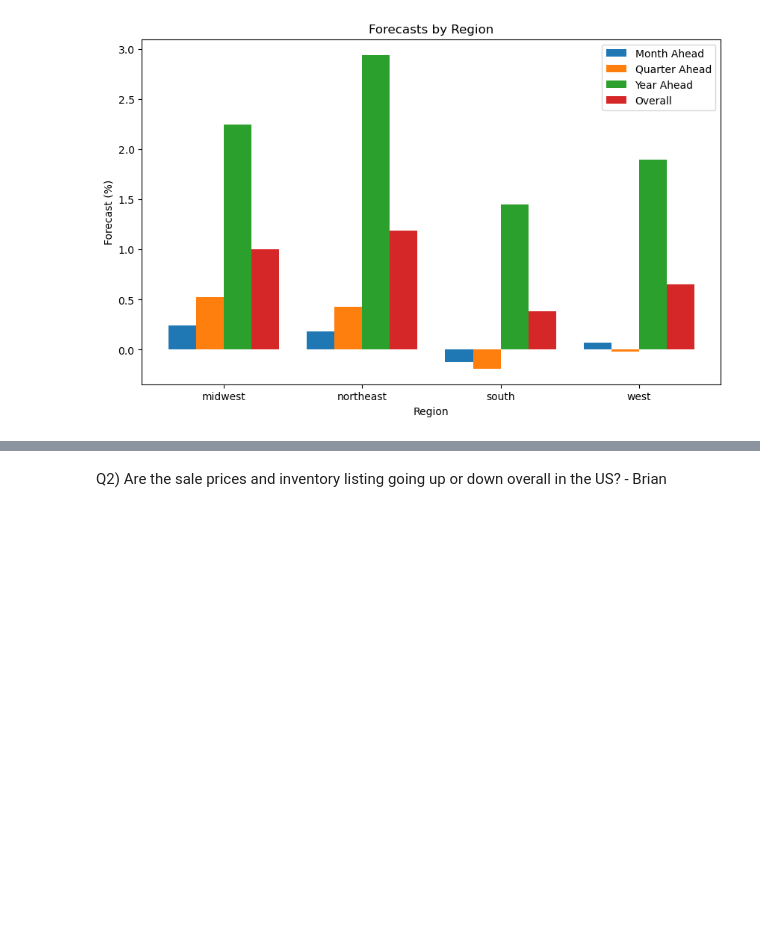
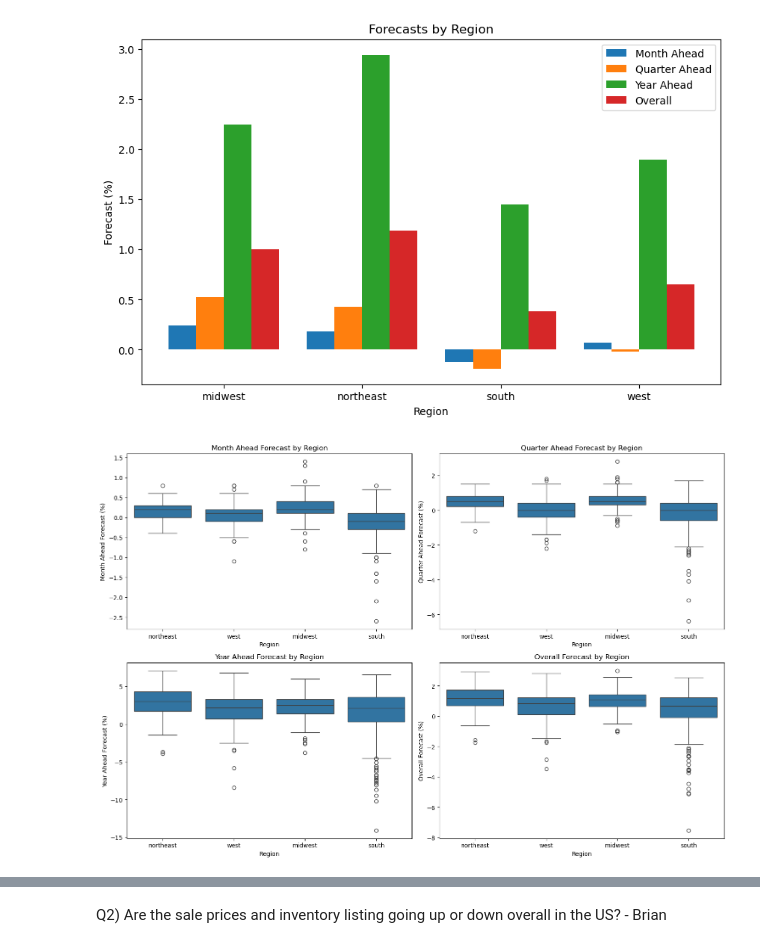
Before and after one commit to LaureaYue/Final-Project-Group-4-SEIS631, a Jupyter notebook: finalproject.ipynb, the cells around one changed output, grey strips where cells are left out. Saved outputs shown, nothing was run; the diff lists cells and outputs as text; code cells hidden in the pictures; blank space fills up the shorter version.

Commit message:
Added IQR Box Plots

```diff
--- a/finalproject.ipynb
+++ b/finalproject.ipynb
@@ -231,3 +232,31 @@ plt.show()
 | south | -0.123184 | -0.188547 | 1.452793 | 0.380354 |
 | west | 0.069540 | -0.016092 | 1.897701 | 0.650383 |
 [figure]
+# %%
+# Create box plots for each forecast type by region
+fig, axes = plt.subplots(2, 2, figsize=(15, 10))
+
+sns.boxplot(x='region', y='month_ahead_forecast', data=df, ax=axes[0, 0])
+axes[0, 0].set_title('Month Ahead Forecast by Region')
+axes[0, 0].set_xlabel('Region')
+axes[0, 0].set_ylabel('Month Ahead Forecast (%)')
+
+sns.boxplot(x='region', y='quarter_ahead_forecast', data=df, ax=axes[0, 1])
+axes[0, 1].set_title('Quarter Ahead Forecast by Region')
+axes[0, 1].set_xlabel('Region')
+axes[0, 1].set_ylabel('Quarter Ahead Forecast (%)')
+
+sns.boxplot(x='region', y='year_ahead_forecast', data=df, ax=axes[1, 0])
+axes[1, 0].set_title('Year Ahead Forecast by Region')
+axes[1, 0].set_xlabel('Region')
+axes[1, 0].set_ylabel('Year Ahead Forecast (%)')
+
+sns.boxplot(x='region', y='overall_forecast', data=df, ax=axes[1, 1])
+axes[1, 1].set_title('Overall Forecast by Region')
+axes[1, 1].set_xlabel('Region')
+axes[1, 1].set_ylabel('Overall Forecast (%)')
+
+plt.tight_layout()
+plt.show()
+# %% [output]
+[figure, added]
```
Also changed, not shown: parts of 2 cells of this notebook.
